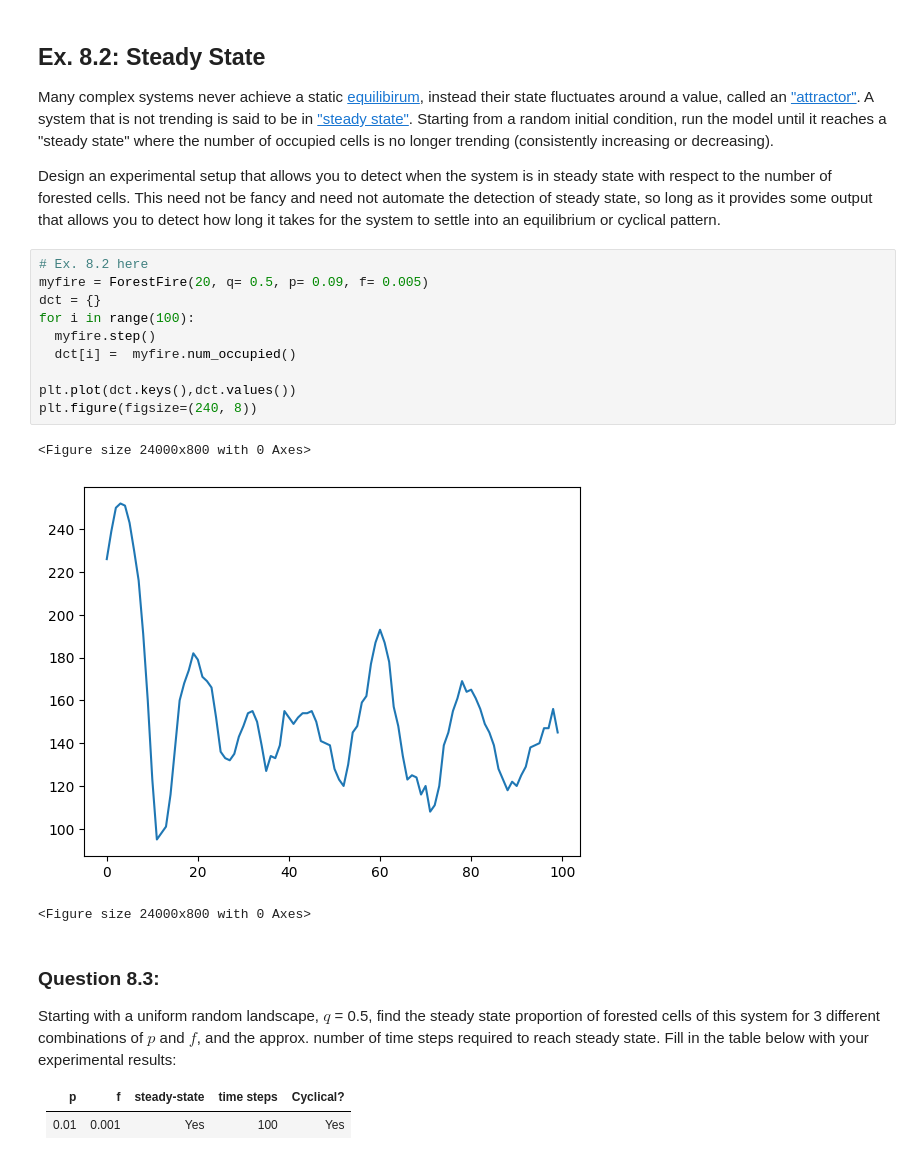
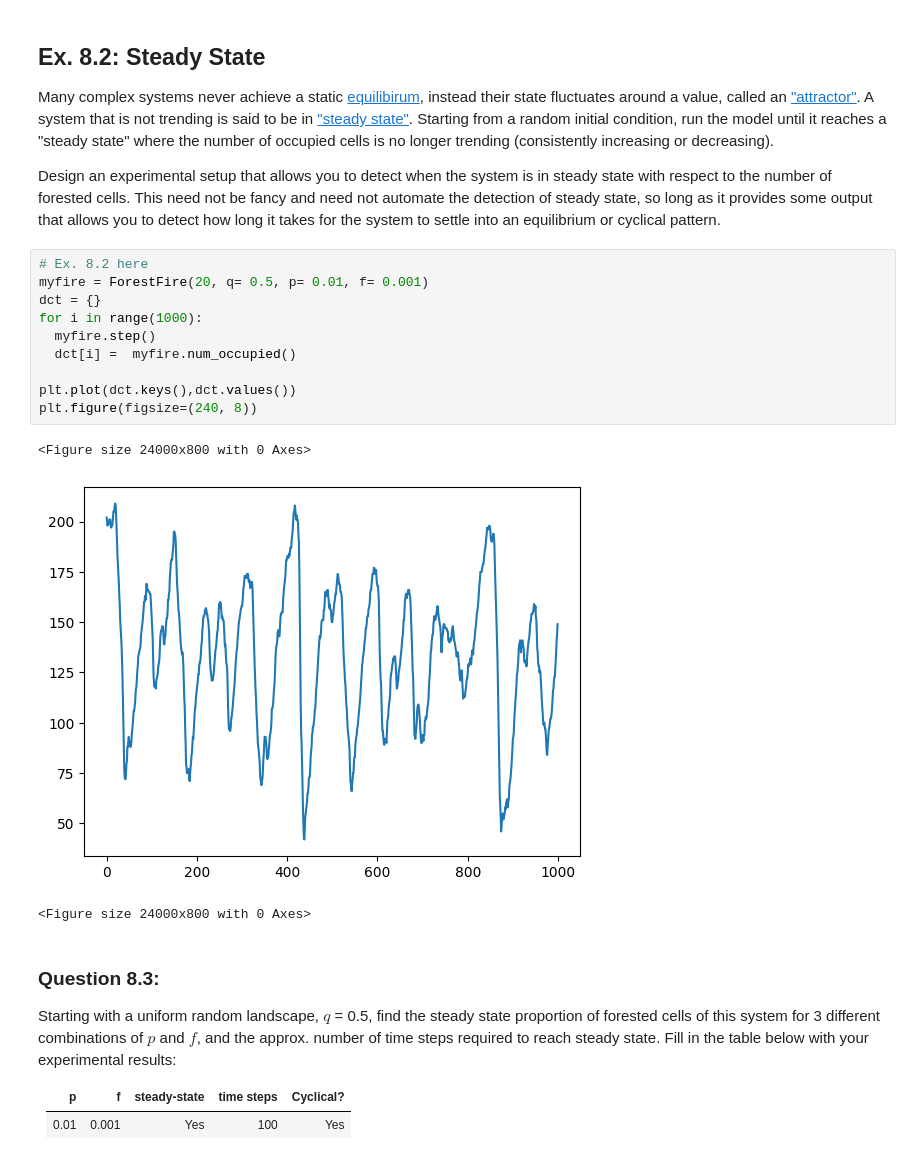
Before and after one commit to iam-arshpreet/cap-comp215, a Jupyter notebook: labs/lab07-10-fire.ipynb, the cells around one changed output. Saved outputs shown, nothing was run; the diff lists cells and outputs as text.

```diff
--- a/labs/lab07-10-fire.ipynb
+++ b/labs/lab07-10-fire.ipynb
@@ -246,17 +246,17 @@ Design an experimental setup that allows you to detect when the system is in ste
 This need not be fancy and need not automate the detection of steady state, so long as it provides some output that allows you to detect how long it takes for the system to settle into an equilibrium or cyclical pattern.
 # %%
 # Ex. 8.2 here
-myfire = ForestFire(20, q= 0.5, p= 0.09, f= 0.005)
+myfire = ForestFire(20, q= 0.5, p= 0.01, f= 0.001)
 dct = {}
-for i in range(100):
+for i in range(1000):
   myfire.step()
   dct[i] =  myfire.num_occupied()
 
 plt.plot(dct.keys(),dct.values())
 plt.figure(figsize=(240, 8))
 # %% [output]
 <Figure size 24000x800 with 0 Axes>
-[figure, old version]
+[figure, new version]
 <Figure size 24000x800 with 0 Axes>
 # %% [markdown]
 ### Question 8.3:
```
Also changed, not shown: parts of 3 cells of this notebook.
